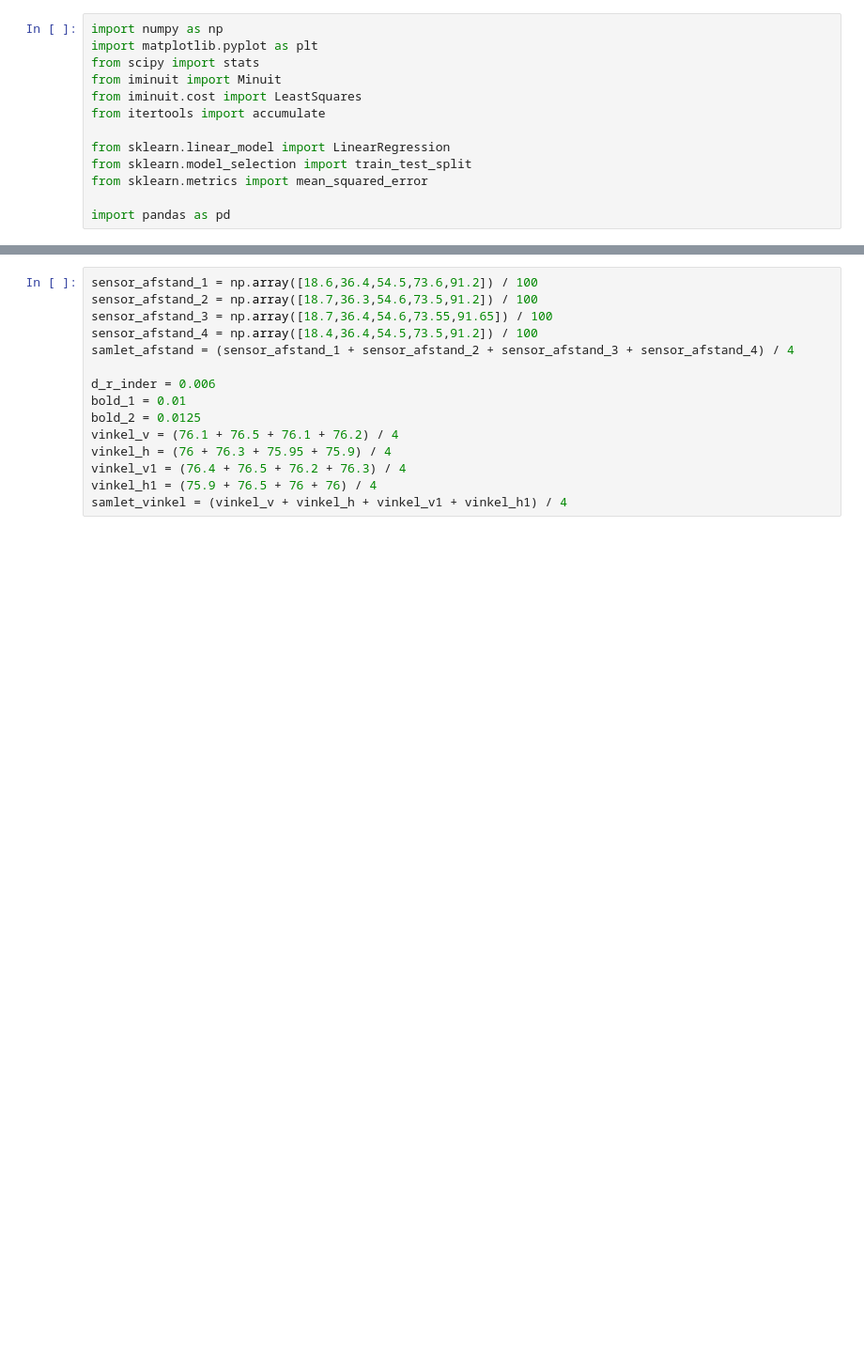
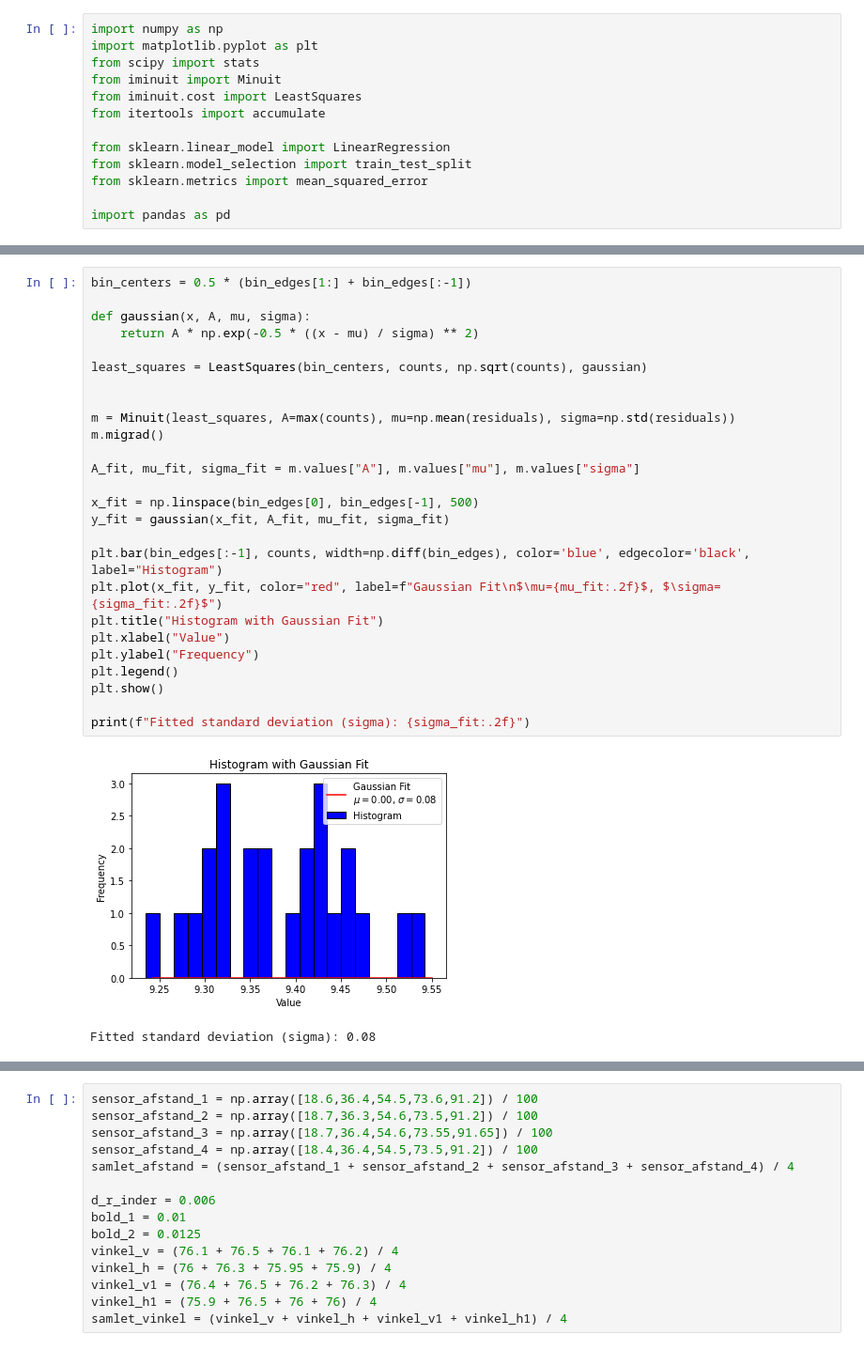
Before and after one commit to nicolai52/AppliedStatistics, a Jupyter notebook: gravitation.ipynb, the cells around one changed output, grey strips where cells are left out. Shown at 94% size. Cells and saved outputs as stored; diff of their text form; blank space fills up the shorter version.

```diff
--- a/gravitation.ipynb
+++ b/gravitation.ipynb
@@ -107,3 +132,32 @@ fig.tight_layout()
+# %%
+bin_centers = 0.5 * (bin_edges[1:] + bin_edges[:-1])
+
+def gaussian(x, A, mu, sigma):
+    return A * np.exp(-0.5 * ((x - mu) / sigma) ** 2)
+
+least_squares = LeastSquares(bin_centers, counts, np.sqrt(counts), gaussian)
+
+
+m = Minuit(least_squares, A=max(counts), mu=np.mean(residuals), sigma=np.std(residuals))
+m.migrad()
+
+A_fit, mu_fit, sigma_fit = m.values["A"], m.values["mu"], m.values["sigma"]
+
+x_fit = np.linspace(bin_edges[0], bin_edges[-1], 500)
+y_fit = gaussian(x_fit, A_fit, mu_fit, sigma_fit)
+
+plt.bar(bin_edges[:-1], counts, width=np.diff(bin_edges), color='blue', edgecolor='black', label="Histogram")
+plt.plot(x_fit, y_fit, color="red", label=f"Gaussian Fit\n$\mu={mu_fit:.2f}$, $\sigma={sigma_fit:.2f}$")
+plt.title("Histogram with Gaussian Fit")
+plt.xlabel("Value")
+plt.ylabel("Frequency")
+plt.legend()
+plt.show()
+
+print(f"Fitted standard deviation (sigma): {sigma_fit:.2f}")
+# %% [output]
+[figure, added]
+Fitted standard deviation (sigma): 0.08
 # %%
 import glob as gb
 
```
Also changed, not shown: parts of 8 cells of this notebook, 2 other files.
